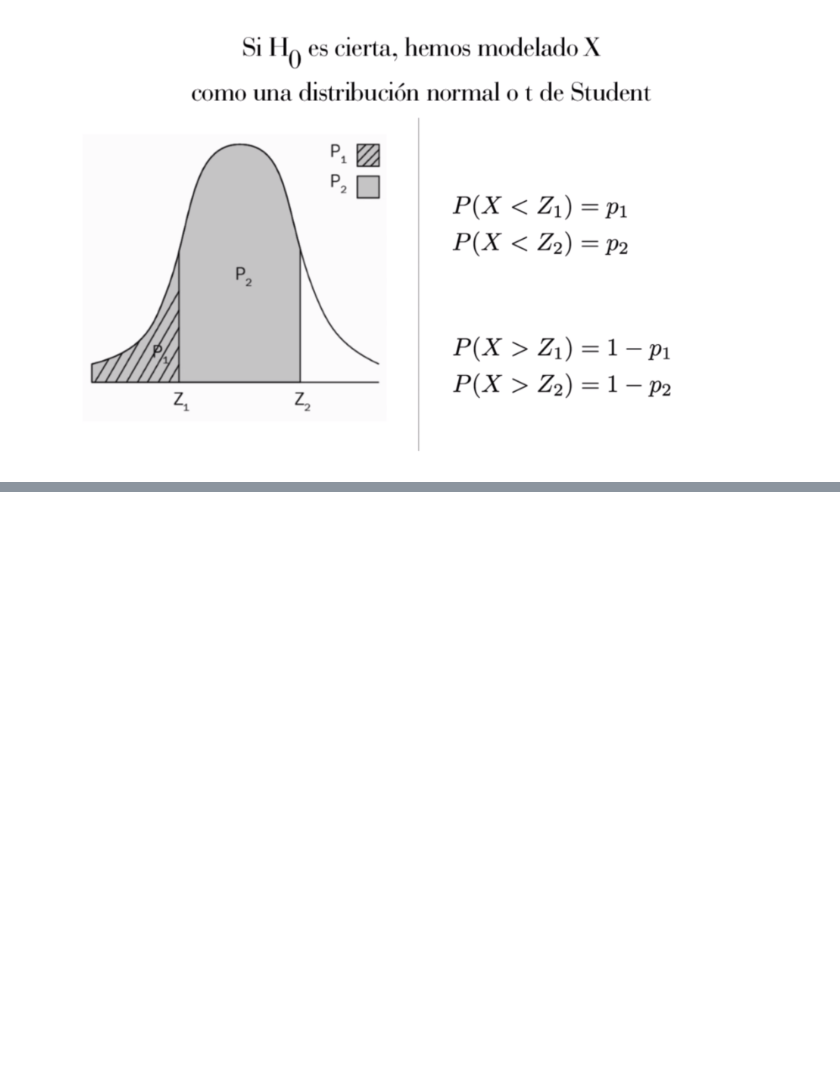
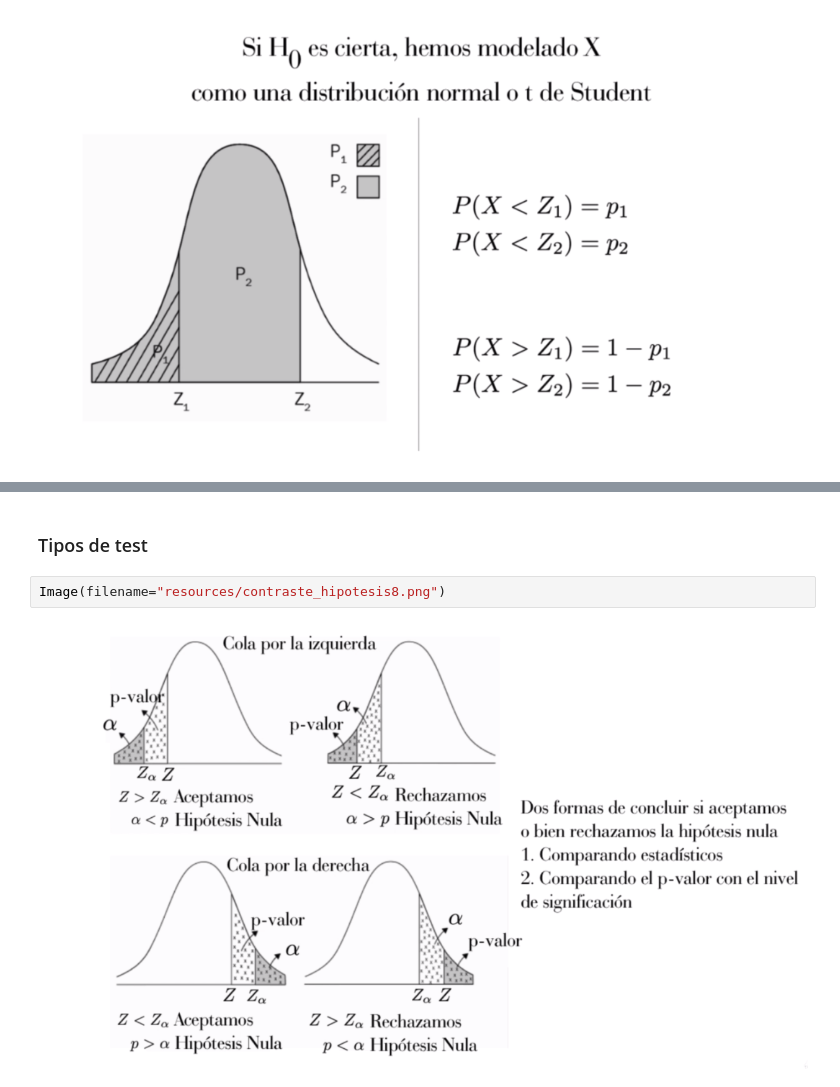
Before and after one commit to olivisoll/python_ML, a Jupyter notebook: notebooks/T3 - 3 - Los contrastes de hipótesis.ipynb, the cells around one changed output, grey strips where cells are left out. Drawn from its saved outputs; the diff is of its cells as text; blank space fills up the shorter version.

```diff
--- a/notebooks/T3 - 3 - Los contrastes de hipótesis.ipynb
+++ b/notebooks/T3 - 3 - Los contrastes de hipótesis.ipynb
@@ -18,0 +31,6 @@ Image(filename="resources/contraste_hipotesis3.png")
+# %% [markdown]
+### Tipos de test
+# %%
+Image(filename="resources/contraste_hipotesis8.png")
+# %% [output]
+[figure, added]
```
Also changed, not shown: parts of 5 cells of this notebook, 13 other files.
